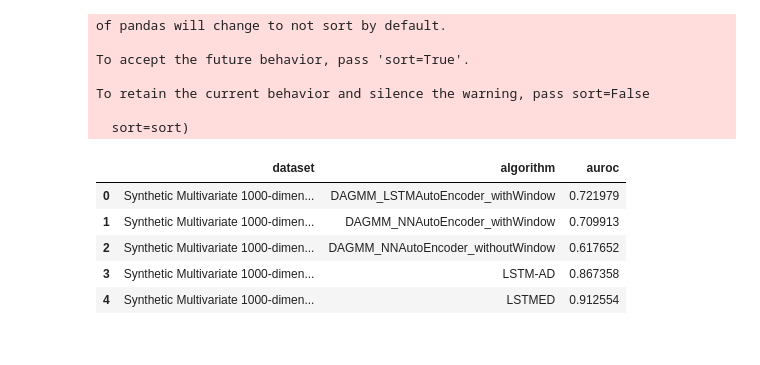
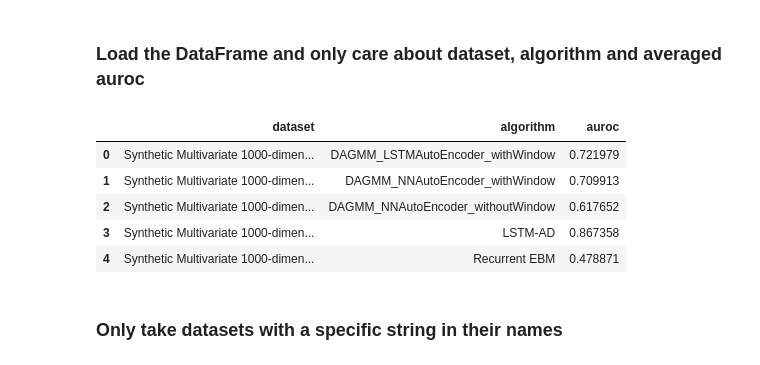
Before and after one commit to KDD-OpenSource/DeepADoTS, a Jupyter notebook: notebooks/LatexWrapper.ipynb, the cells around one changed output. Saved outputs shown, nothing was run; the diff lists cells and outputs as text; code cells hidden in the pictures.

```diff
--- a/notebooks/LatexWrapper.ipynb
+++ b/notebooks/LatexWrapper.ipynb
@@ -3,26 +1,18 @@ import pickle
+# %% [markdown]
+### Load the DataFrame and only care about dataset, algorithm and averaged auroc
 # %%
 import pandas as pd
-GROUPS = None
-#GROUPS = 20
-
-df = pd.read_pickle("experiment-multi_dim_multivariate-2018-07-23-013012.pkl")['benchmark_results']
-df = df.append(pd.read_pickle("experiment-run-1-1043199673-2018-08-01-194308.pkl")['benchmark_results'])
-df = df.append(pd.read_pickle("experiment-run-0-906869411-2018-08-01-131414.pkl")['benchmark_results'])
+df = pd.read_pickle("../experiment-multi_dim_multivariate-2018-07-23-013012.pkl")['benchmark_results']
 df = df.groupby(["dataset", "algorithm"], as_index=False).mean()
 df = df[["dataset", "algorithm", "auroc"]]
 df.head()
 # %% [output]
-of pandas will change to not sort by default.
-
-To accept the future behavior, pass 'sort=True'.
-
-To retain the current behavior and silence the warning, pass sort=False
-
-  sort=sort)
 |  | dataset | algorithm | auroc |
 | 0 | Synthetic Multivariate 1000-dimen... | DAGMM_LSTMAutoEncoder_withWindow | 0.721979 |
 | 1 | Synthetic Multivariate 1000-dimen... | DAGMM_NNAutoEncoder_withWindow | 0.709913 |
 | 2 | Synthetic Multivariate 1000-dimen... | DAGMM_NNAutoEncoder_withoutWindow | 0.617652 |
 | 3 | Synthetic Multivariate 1000-dimen... | LSTM-AD | 0.867358 |
-| 4 | Synthetic Multivariate 1000-dimen... | LSTMED | 0.912554 |
+| 4 | Synthetic Multivariate 1000-dimen... | Recurrent EBM | 0.478871 |
+# %% [markdown]
+### Only take datasets with a specific string in their names
 # %%
```
Also changed, not shown: parts of 6 cells of this notebook.
